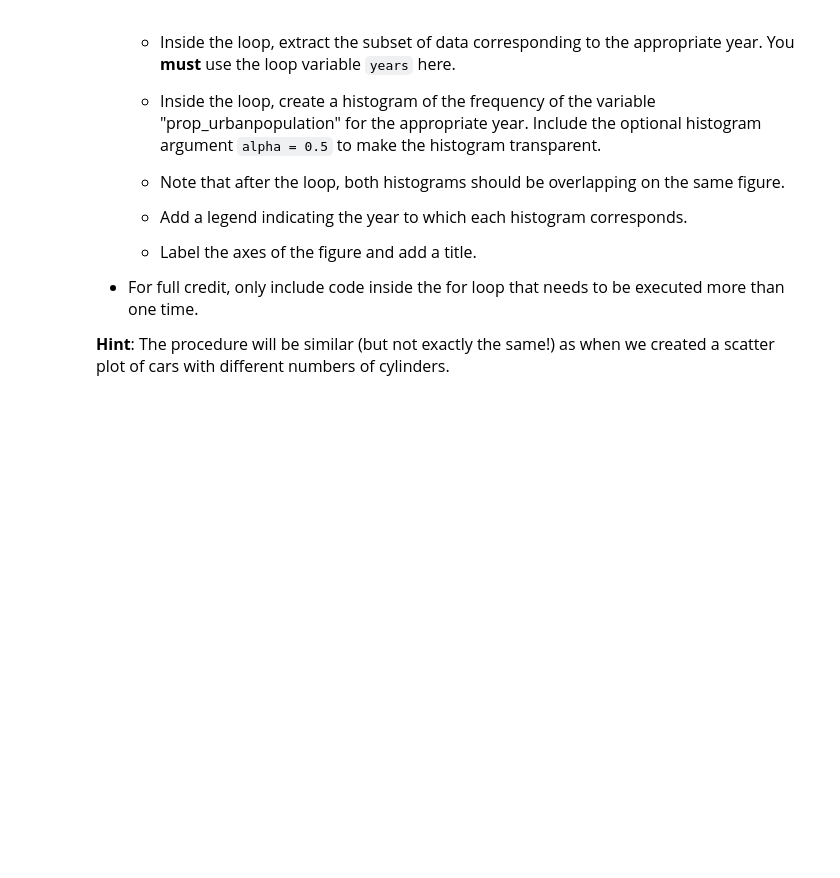
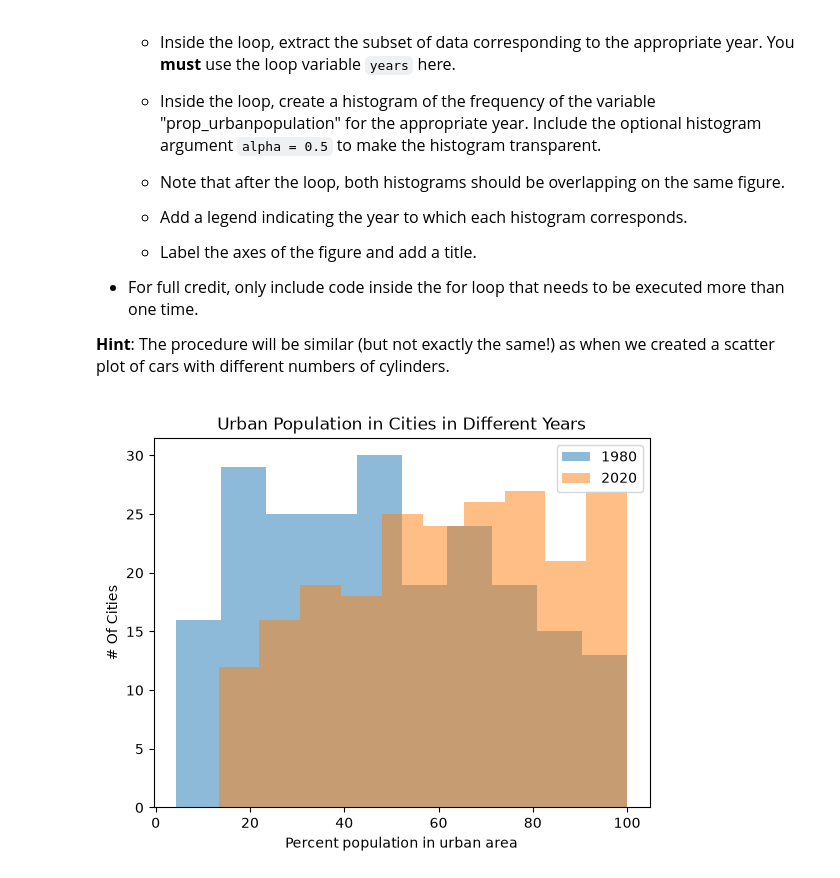
Before and after one commit to semicoloncolon/datasci151fall2026, a Jupyter notebook: _assignments/assignment_7/Assignment7.ipynb, the cells around one changed output. Saved outputs shown, nothing was run; the diff lists cells and outputs as text; code cells hidden in the pictures; blank space fills up the shorter version.

```diff
--- a/_assignments/assignment_7/Assignment7.ipynb
+++ b/_assignments/assignment_7/Assignment7.ipynb
@@ -134,0 +195,17 @@ import matplotlib.pyplot as plt
+# %%
+# Write your answer here:
+
+urban = pd.read_csv("data/wdi_urban.csv")
+
+unique_years = pd.unique(urban["year"])
+
+for years in unique_years:
+    data = urban.query("@years == year")
+    plt.hist(data["prop_urbanpopulation"], alpha = 0.5)
+plt.legend(unique_years)
+plt.title("Urban Population in Cities in Different Years")
+plt.xlabel("Percent population in urban area")
+plt.ylabel("# Of Cities")
+plt.show()
+# %% [output]
+[figure, added]
```
Also changed, not shown: parts of 10 cells of this notebook, 1 other file.
